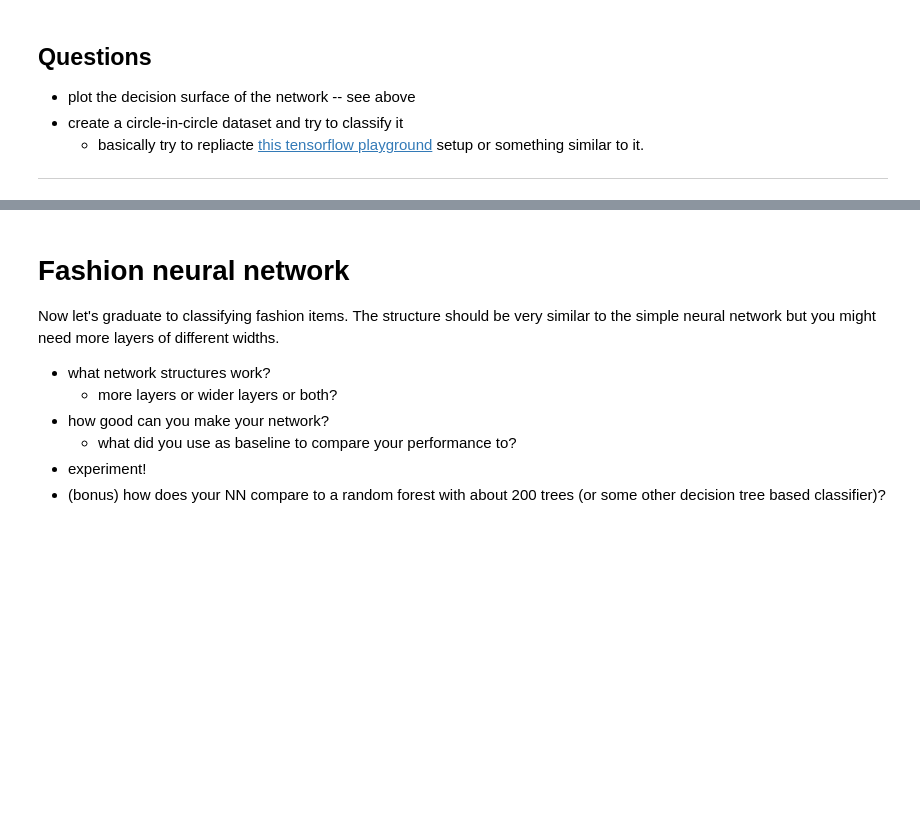
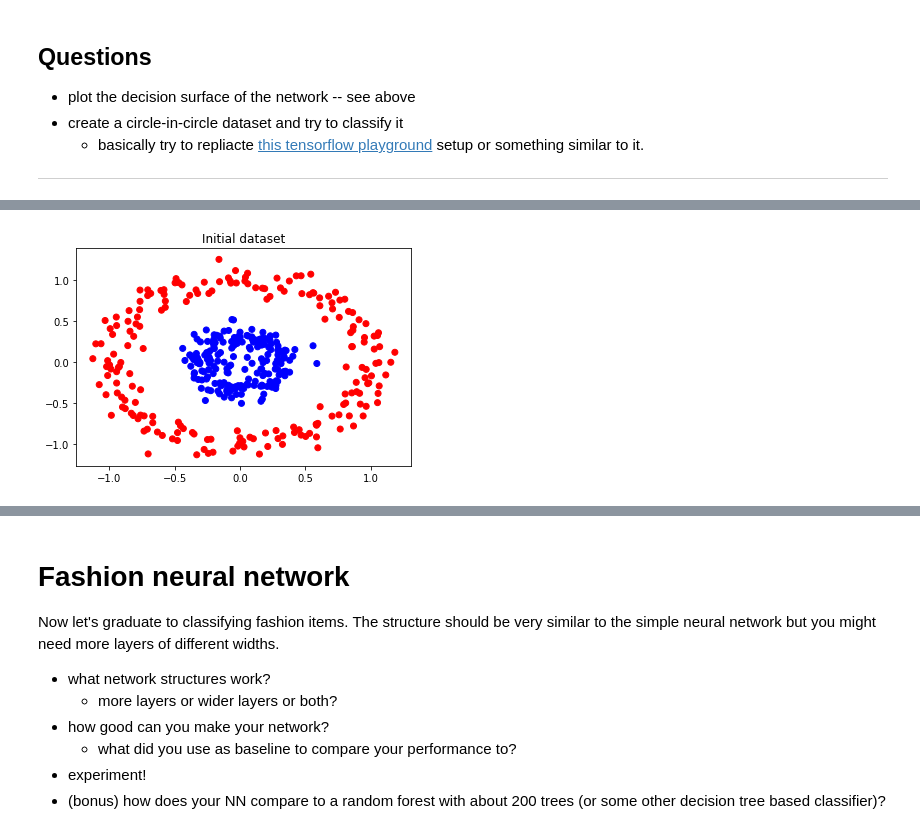
Before and after one commit to dsperone/advanced_comp_tech_2018, a Jupyter notebook: exercise_3.ipynb, the cells around one changed output, grey strips where cells are left out. Drawn from its saved outputs; the diff is of its cells as text; code cells hidden in the pictures; blank space fills up the shorter version.

```diff
--- a/exercise_3.ipynb
+++ b/exercise_3.ipynb
@@ -316,0 +232,92 @@ ValueError: Error when checking target: expected activation_57 to have shape (2,
+# %%
+from keras.optimizers import SGD
+from keras.callbacks import TensorBoard
+from sklearn.datasets import make_circles
+from sklearn.model_selection import train_test_split
+from sklearn.preprocessing import LabelEncoder
+
+#Circle-in-circle dataset
+X, y = make_circles(n_samples=400, factor=.3, noise=.1)
+labels = ['b', 'r']
+y = np.take(labels, (y < 0.5))
+
+plt.scatter(X[:,0], X[:,1], c=y)
+plt.title('Initial dataset')
+plt.show()
+
+#Creating a neural network
+np.random.seed(123+3)
+
+r_size=.5
+X_train,X_test,y_train,y_test=train_test_split(X, y, test_size=1-r_size)
+
+Xb_train = np.sum(X_train**2, axis=1)
+Xb_test = np.sum(X_test**2, axis=1)
+
+print(np.shape(X_train))
+print(np.shape(y_train))
+
+#Transform y to be of the same shape as X
+le = LabelEncoder().fit(y_train)
+y_train = le.transform(y_train)
+le = LabelEncoder().fit(y_test)
+y_test = le.transform(y_test)
+
+Y_train=one_hot(2,y_train)
+Y_test=one_hot(2,y_test)
+print(np.shape(Y_train))
+
+
+
+#Input layer
+inputs = Input(shape=(2,))
+
+#Hidden layers
+x = Dense(4)(inputs)
+x = Activation('relu')(x)
+
+x = Dense(2)(x)
+x = Activation('relu')(x)
+
+#Output layer
+#x = Dense(2)(x)
+predictions = Activation('softmax')(x)
+
+
+
+# This creates a model that includes
+# the Input layer and 2 Dense layers
+model = Model(inputs=inputs, outputs=predictions)
+
+model.summary()
+
+model.compile(optimizer='sgd',
+              loss='categorical_crossentropy',
+              metrics=['accuracy'])
+
+
+#Fitting the model
+epochs=2000
+history = model.fit(X_train,Y_train,epochs=epochs,verbose=0,validation_data=(X_test, Y_test))
+#model.fit(X_train, y_train, epochs, verbose=True)
+
+
+
+#Plot results
+fig = plt.figure()
+xlim = X[:, 0].min(), X[:, 0].max()
+ylim = X[:, 1].min(), X[:, 1].max()
+
+xx,yy=np.meshgrid(np.linspace(xlim[0],xlim[1],100),np.linspace(ylim[0],ylim[1],100))
+
+z=model.predict(np.c_[xx.ravel(), yy.ravel()])[:, 1]
+
+z=z.reshape(xx.shape)
+plt.contourf(xx, yy, z, alpha=0.8, cmap=plt.cm.RdBu_r)
+plt.scatter(X[:,0], X[:,1], c=y)
+plt.xlim(xlim)
+plt.ylim(ylim)
+plt.title('After %i epochs'% epochs)
+plt.show()
+# %% [output]
+[figure, added]
```
Also changed, not shown: parts of 20 cells of this notebook.
